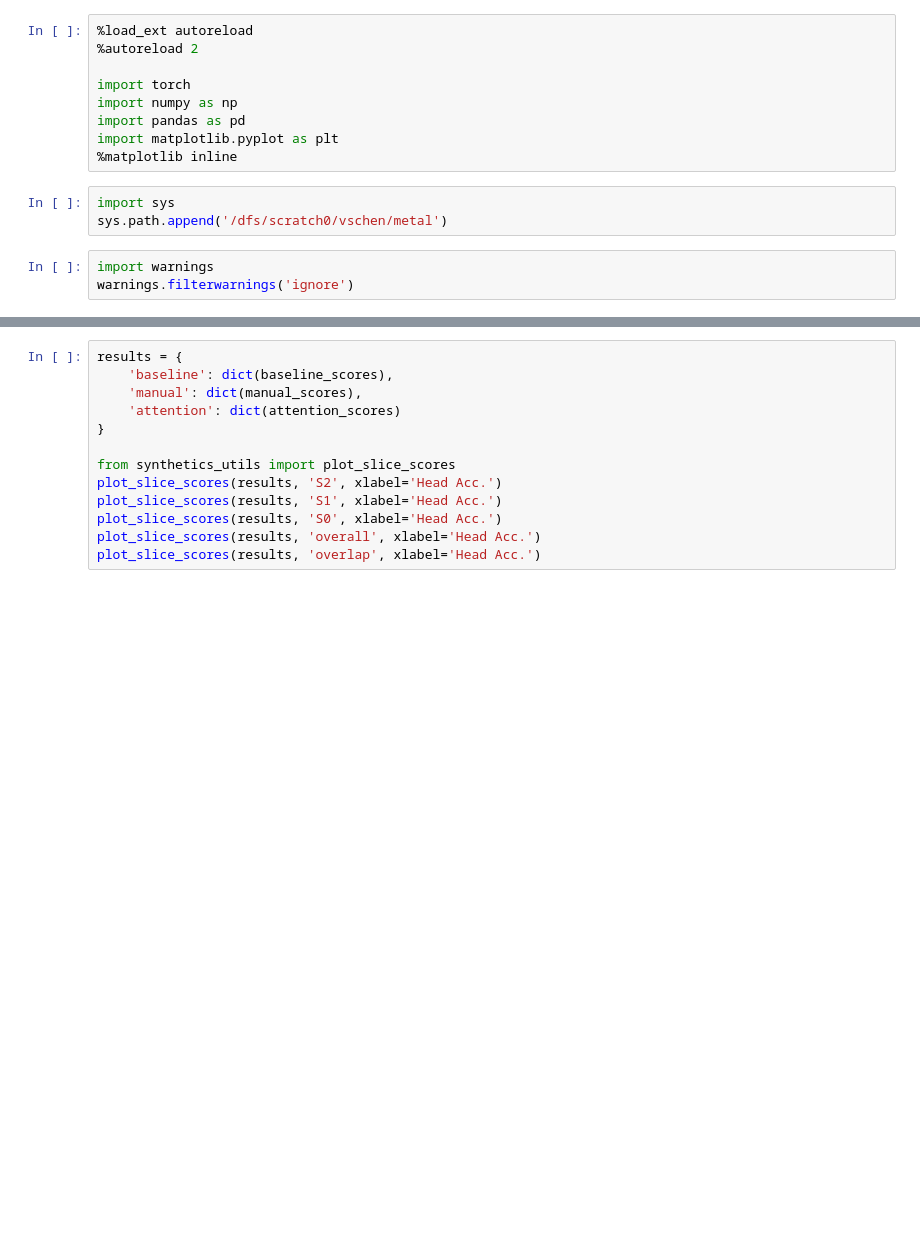
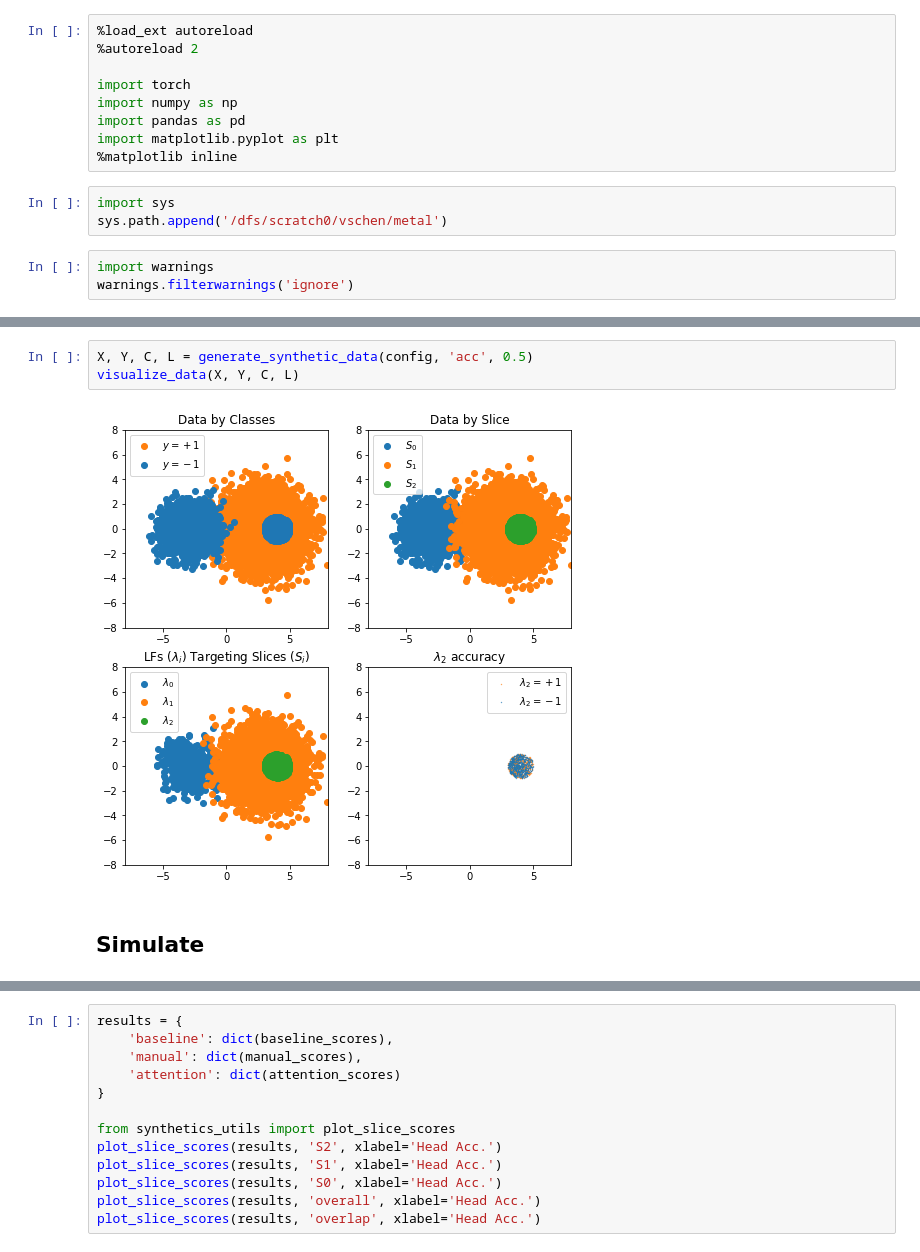
Before and after one commit to HazyResearch/metal, a Jupyter notebook: metal/contrib/slicing/synthetics/synthetics-sandbox.ipynb, the cells around one changed output, grey strips where cells are left out. Cells and saved outputs as stored; diff of their text form; blank space fills up the shorter version.

```diff
--- a/metal/contrib/slicing/synthetics/synthetics-sandbox.ipynb
+++ b/metal/contrib/slicing/synthetics/synthetics-sandbox.ipynb
@@ -174,0 +69,7 @@ for x in acc_range:
+# %%
+X, Y, C, L = generate_synthetic_data(config, 'acc', 0.5)
+visualize_data(X, Y, C, L)
+# %% [output]
+[figure, added]
+# %% [markdown]
+## Simulate
```
Also changed, not shown: parts of 10 cells of this notebook, 5 other files.
